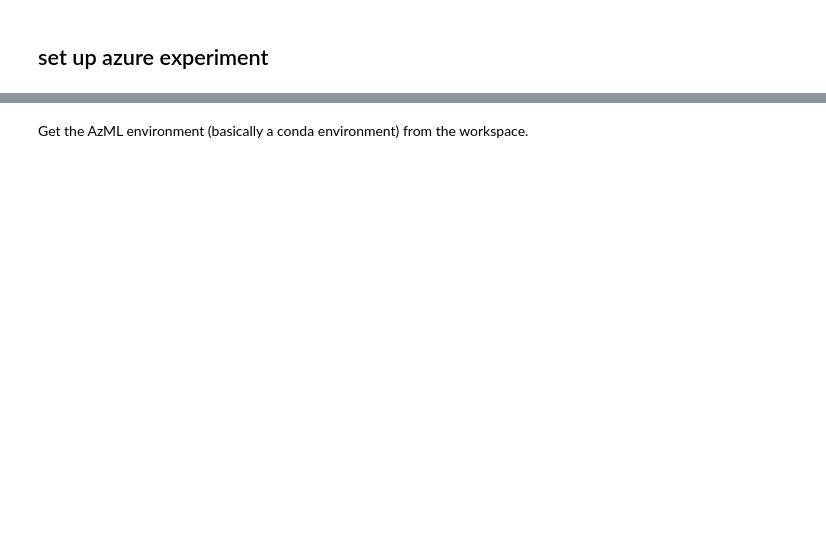
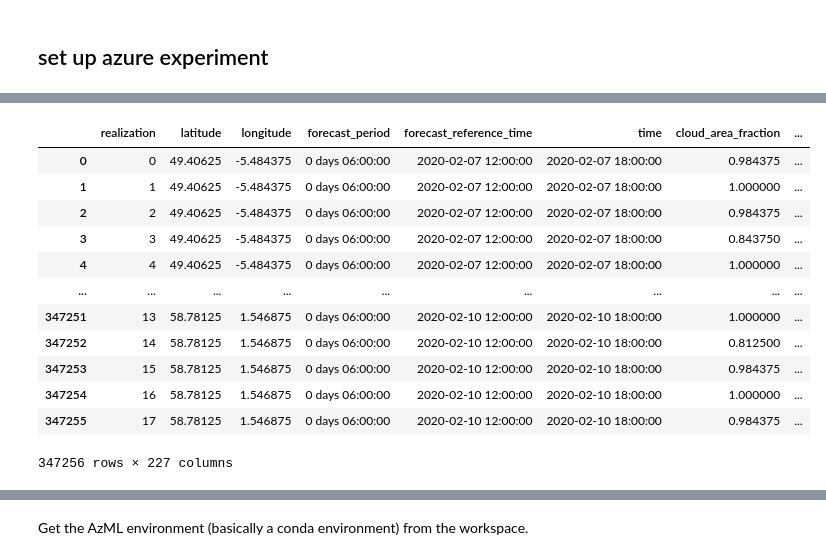
Before and after one commit to informatics-lab/precip_rediagnosis, a Jupyter notebook: model_pipeline/prd_mlops_azml_GPU_demo.ipynb, the cells around one changed output, grey strips where cells are left out. Drawn from its saved outputs; the diff is of its cells as text; code cells hidden in the pictures; blank space fills up the shorter version.

```diff
--- a/model_pipeline/prd_mlops_azml_GPU_demo.ipynb
+++ b/model_pipeline/prd_mlops_azml_GPU_demo.ipynb
@@ -21,0 +34,5 @@ from azureml.core import Experiment, ComputeTarget, ScriptRunConfig
+# %%
+with open('credentials_file.json') as credentials_file:
+    az_blob_cred = json.load(credentials_file)
+
+az_blob_cred.keys()
@@ -21,0 +41,4 @@ from azureml.core import Experiment, ComputeTarget, ScriptRunConfig
+# %%
+container = az_blob_cred['container']
+acc_name = az_blob_cred['storage_acc_name']
+acc_key = az_blob_cred['storage_acc_key']
@@ -21,0 +78,7 @@ from azureml.core import Experiment, ComputeTarget, ScriptRunConfig
+# %%
+%%time
+handle1 = fsspec.open_files(
+    'abfs://training202209/prd/*/prd_merged*csv',
+    account_name=acc_name,
+    account_key=acc_key
+)
@@ -21,0 +88,18 @@ from azureml.core import Experiment, ComputeTarget, ScriptRunConfig
+# %%
+with list(handle1)[0].open() as prd_dh:
+    df1 = pandas.read_csv(prd_dh)
+df1
+# %% [output]
+|  | realization | latitude | longitude | forecast_period | forecast_reference_time | time | cloud_area_fraction | ... |
+| 0 | 0 | 49.40625 | -5.484375 | 0 days 06:00:00 | 2020-02-07 12:00:00 | 2020-02-07 18:00:00 | 0.984375 | ... |
+| 1 | 1 | 49.40625 | -5.484375 | 0 days 06:00:00 | 2020-02-07 12:00:00 | 2020-02-07 18:00:00 | 1.000000 | ... |
+| 2 | 2 | 49.40625 | -5.484375 | 0 days 06:00:00 | 2020-02-07 12:00:00 | 2020-02-07 18:00:00 | 0.984375 | ... |
+| 3 | 3 | 49.40625 | -5.484375 | 0 days 06:00:00 | 2020-02-07 12:00:00 | 2020-02-07 18:00:00 | 0.843750 | ... |
+| 4 | 4 | 49.40625 | -5.484375 | 0 days 06:00:00 | 2020-02-07 12:00:00 | 2020-02-07 18:00:00 | 1.000000 | ... |
+| ... | ... | ... | ... | ... | ... | ... | ... | ... |
+| 347251 | 13 | 58.78125 | 1.546875 | 0 days 06:00:00 | 2020-02-10 12:00:00 | 2020-02-10 18:00:00 | 1.000000 | ... |
+| 347252 | 14 | 58.78125 | 1.546875 | 0 days 06:00:00 | 2020-02-10 12:00:00 | 2020-02-10 18:00:00 | 0.812500 | ... |
+| 347253 | 15 | 58.78125 | 1.546875 | 0 days 06:00:00 | 2020-02-10 12:00:00 | 2020-02-10 18:00:00 | 0.984375 | ... |
+| 347254 | 16 | 58.78125 | 1.546875 | 0 days 06:00:00 | 2020-02-10 12:00:00 | 2020-02-10 18:00:00 | 1.000000 | ... |
+| 347255 | 17 | 58.78125 | 1.546875 | 0 days 06:00:00 | 2020-02-10 12:00:00 | 2020-02-10 18:00:00 | 0.984375 | ... |
+347256 rows × 227 columns
```
Also changed, not shown: parts of 30 cells of this notebook, 4 other files.
